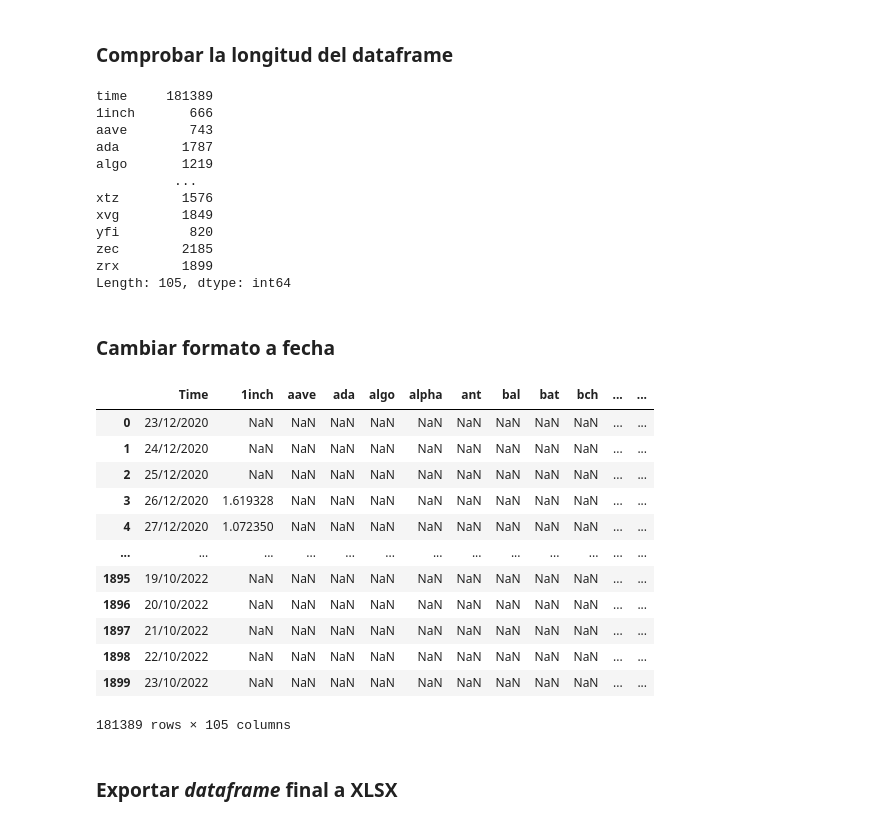
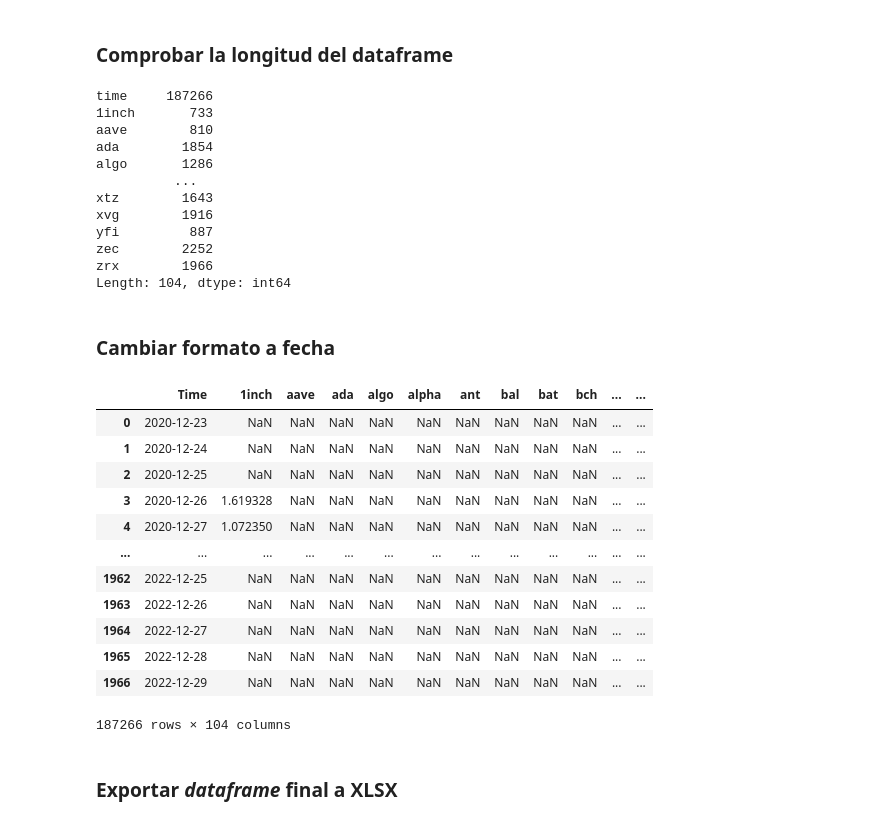
Before and after one commit to Filibustero/cryptocurrency-market-efficiency, a Jupyter notebook: Cryptocurrency Market Efficiency.ipynb, the cells around one changed output. Drawn from its saved outputs; the diff is of its cells as text; code cells hidden in the pictures.

```diff
--- a/Cryptocurrency Market Efficiency.ipynb
+++ b/Cryptocurrency Market Efficiency.ipynb
@@ -124,16 +169,18 @@ for i in range(len(nombres)):
                           header = 0,
                           usecols = ["time", "PriceUSD"],
                           sep = ",")
-        temp_df_priceusd.rename(columns={'PriceUSD': nombres[i]}, inplace=True)
+        temp_df_priceusd.rename(columns = {'PriceUSD': nombres[i]}, inplace = True)
         dflistpriceusd.append(temp_df_priceusd)
-        #temp_df_priceusd.set_index("time")
+        temp_df_priceusd.set_index("time")
         #temp_df_priceusd.drop(columns = "time")
     else:
         continue
     dflistcompleto.append(temp_df)
 
 
-df_merged = pd.concat(dflistpriceusd, sort=False)
+#df_merged = pd.concat(dflistpriceusCambios gitignored, sort=False)
+# %%
+df_priceusd = pd.concat(dflistpriceusd, axis = 0, join = "outer")
 # %% [markdown]
 ### Comprobar valor máximo, posición en la lista y nombre del activo
 # %%
@@ -151,47 +198,51 @@ print(["Longitud de cada elemento de la lista:", maslargo,
 # %% [markdown]
 ### Comprobar la longitud del dataframe
 # %%
-print(df_merged.count())
+print(df_priceusd.count())
 # %% [output]
-time     181389
-1inch       666
-aave        743
-ada        1787
-algo       1219
+time     187266
+1inch       733
+aave        810
+ada        1854
+algo       1286
           ...
-xtz        1576
-xvg        1849
-yfi         820
-zec        2185
-zrx        1899
-Length: 105, dtype: int64
+xtz        1643
+xvg        1916
+yfi         887
+zec        2252
+zrx        1966
+Length: 104, dtype: int64
 # %% [markdown]
 ### Cambiar formato a fecha
 # %%
 # Renombrar columna
-df_merged.rename(index = str, columns = {"time": "Time"}, inplace = True)
+df_priceusd.rename(index = str, columns = {"time": "Time"}, inplace = True)
 
 # Cambiar el DType de la columna "Time"
-df_merged['Time'] = pd.to_datetime(df_merged['Time'], errors='coerce')
+#df_priceusd['Time'] = pd.to_datetime(df_priceusd['Time'])
 
 # Cambiar el formato de la fecha de YYY-MM-DD a DD-MM-YYYY (%y/%m/%d)
-df_merged['Time'] = df_merged["Time"].dt.strftime('%d/%m/%Y')
+#df_priceusd['Time'] = df_priceusd["Time"].dt.strftime('%d-%m-%Y')
+
+# Ordenar las fechas de forma ascendente MAL
+#df_priceusd.sort_values(by = "Time", ascending = True, inplace = False)
+df_priceusd.sort_values(by = "Time", key = pd.to_datetime)
-# %%
-df_merged
-# %% [output]
-|  | Time | 1inch | aave | ada | algo | alpha | ant | bal | bat | bch | ... | ... |
-| 0 | 23/12/2020 | NaN | NaN | NaN | NaN | NaN | NaN | NaN | NaN | NaN | ... | ... |
-| 1 | 24/12/2020 | NaN | NaN | NaN | NaN | NaN | NaN | NaN | NaN | NaN | ... | ... |
-| 2 | 25/12/2020 | NaN | NaN | NaN | NaN | NaN | NaN | NaN | NaN | NaN | ... | ... |
-| 3 | 26/12/2020 | 1.619328 | NaN | NaN | NaN | NaN | NaN | NaN | NaN | NaN | ... | ... |
-| 4 | 27/12/2020 | 1.072350 | NaN | NaN | NaN | NaN | NaN | NaN | NaN | NaN | ... | ... |
-| ... | ... | ... | ... | ... | ... | ... | ... | ... | ... | ... | ... | ... |
-| 1895 | 19/10/2022 | NaN | NaN | NaN | NaN | NaN | NaN | NaN | NaN | NaN | ... | ... |
-| 1896 | 20/10/2022 | NaN | NaN | NaN | NaN | NaN | NaN | NaN | NaN | NaN | ... | ... |
-| 1897 | 21/10/2022 | NaN | NaN | NaN | NaN | NaN | NaN | NaN | NaN | NaN | ... | ... |
-| 1898 | 22/10/2022 | NaN | NaN | NaN | NaN | NaN | NaN | NaN | NaN | NaN | ... | ... |
-| 1899 | 23/10/2022 | NaN | NaN | NaN | NaN | NaN | NaN | NaN | NaN | NaN | ... | ... |
-181389 rows × 105 columns
+# %%
+df_priceusd
+# %% [output]
+|  | Time | 1inch | aave | ada | algo | alpha | ant | bal | bat | bch | ... | ... |
+| 0 | 2020-12-23 | NaN | NaN | NaN | NaN | NaN | NaN | NaN | NaN | NaN | ... | ... |
+| 1 | 2020-12-24 | NaN | NaN | NaN | NaN | NaN | NaN | NaN | NaN | NaN | ... | ... |
+| 2 | 2020-12-25 | NaN | NaN | NaN | NaN | NaN | NaN | NaN | NaN | NaN | ... | ... |
+| 3 | 2020-12-26 | 1.619328 | NaN | NaN | NaN | NaN | NaN | NaN | NaN | NaN | ... | ... |
+| 4 | 2020-12-27 | 1.072350 | NaN | NaN | NaN | NaN | NaN | NaN | NaN | NaN | ... | ... |
+| ... | ... | ... | ... | ... | ... | ... | ... | ... | ... | ... | ... | ... |
+| 1962 | 2022-12-25 | NaN | NaN | NaN | NaN | NaN | NaN | NaN | NaN | NaN | ... | ... |
+| 1963 | 2022-12-26 | NaN | NaN | NaN | NaN | NaN | NaN | NaN | NaN | NaN | ... | ... |
+| 1964 | 2022-12-27 | NaN | NaN | NaN | NaN | NaN | NaN | NaN | NaN | NaN | ... | ... |
+| 1965 | 2022-12-28 | NaN | NaN | NaN | NaN | NaN | NaN | NaN | NaN | NaN | ... | ... |
+| 1966 | 2022-12-29 | NaN | NaN | NaN | NaN | NaN | NaN | NaN | NaN | NaN | ... | ... |
+187266 rows × 104 columns
 # %% [markdown]
 ### Exportar _dataframe_ final a XLSX
 # %%
```
Also changed, not shown: parts of 11 cells of this notebook, 1 other file.
